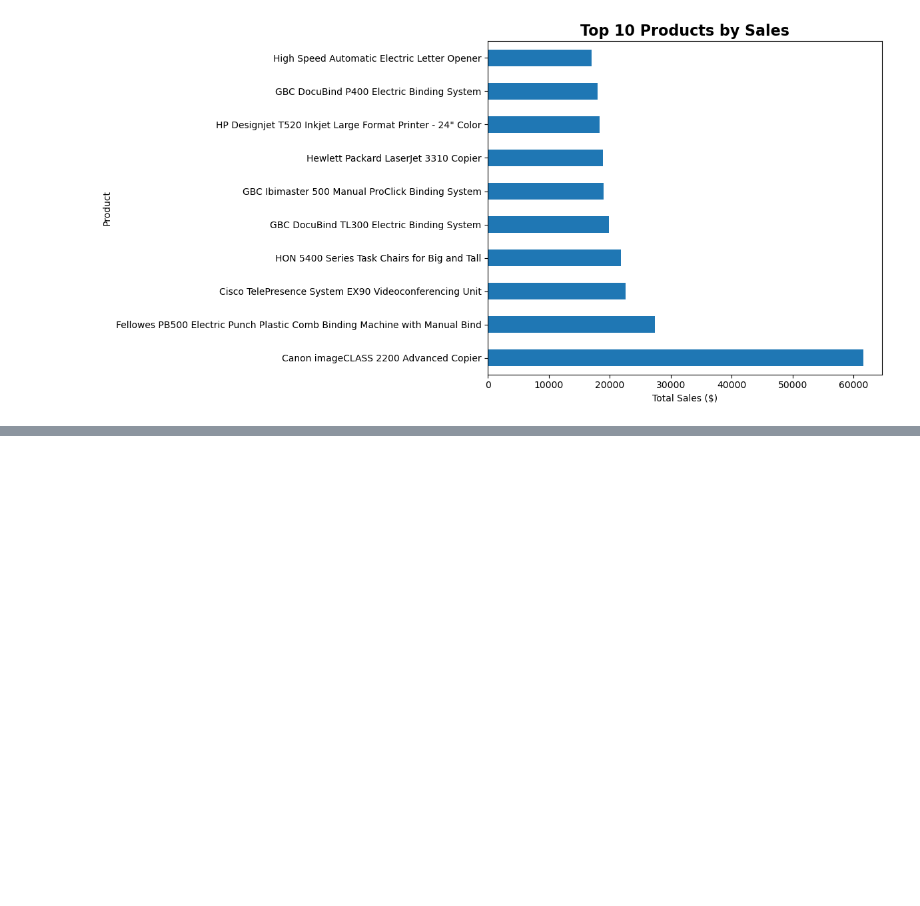
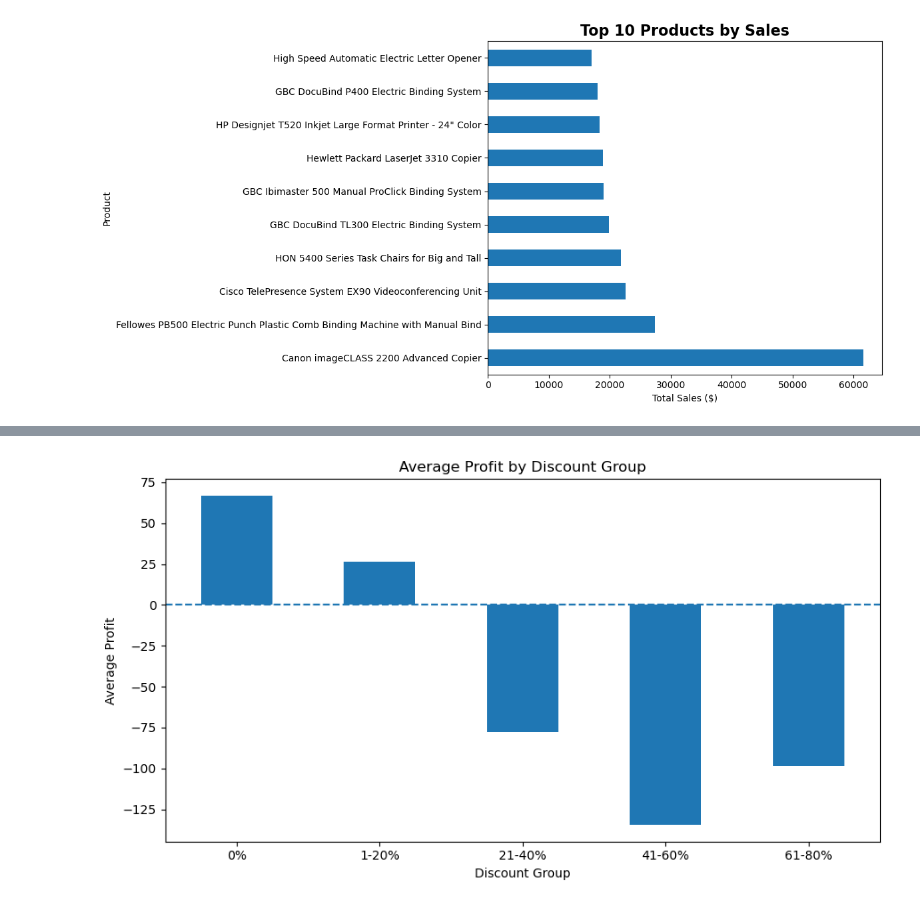
Before and after one commit to prakash-v181/E-Commerce-Sales-Analytics, a Jupyter notebook: Python/analysis.ipynb, the cells around one changed output, grey strips where cells are left out. Cells and saved outputs as stored; diff of their text form; code cells hidden in the pictures; blank space fills up the shorter version.

```diff
--- a/Python/analysis.ipynb
+++ b/Python/analysis.ipynb
@@ -286,0 +430,19 @@ plt.show()
+# %%
+# Create discount groups
+
+def discount_group(discount):
+    if discount == 0:
+        return "0%"
+    elif discount <= 0.20:
+        return "1-20%"
+    elif discount <= 0.40:
+        return "21-40%"
+    elif discount <= 0.60:
+        return "41-60%"
+    else:
+        return "61-80%"
+
+
+df["Discount Group"] = df["Discount"].apply(discount_group)
+
+print(df["Discount Group"].value_counts())
@@ -286,0 +457,9 @@ plt.show()
+# %%
+# Average profit by discount group
+
+discount_group_profit = (
+    df.groupby("Discount Group")["Profit"]
+      .mean()
+)
+
+print(discount_group_profit)
@@ -286,0 +474,17 @@ plt.show()
+# %%
+# Average profit by discount group
+
+discount_group_profit.plot(
+    kind="bar",
+    figsize=(9, 5)
+)
+
+plt.title("Average Profit by Discount Group")
+plt.xlabel("Discount Group")
+plt.ylabel("Average Profit")
+plt.axhline(y=0, linestyle="--")
+plt.xticks(rotation=0)
+plt.tight_layout()
+plt.show()
+# %% [output]
+[figure, added]
```
Also changed, not shown: parts of 52 cells of this notebook.
